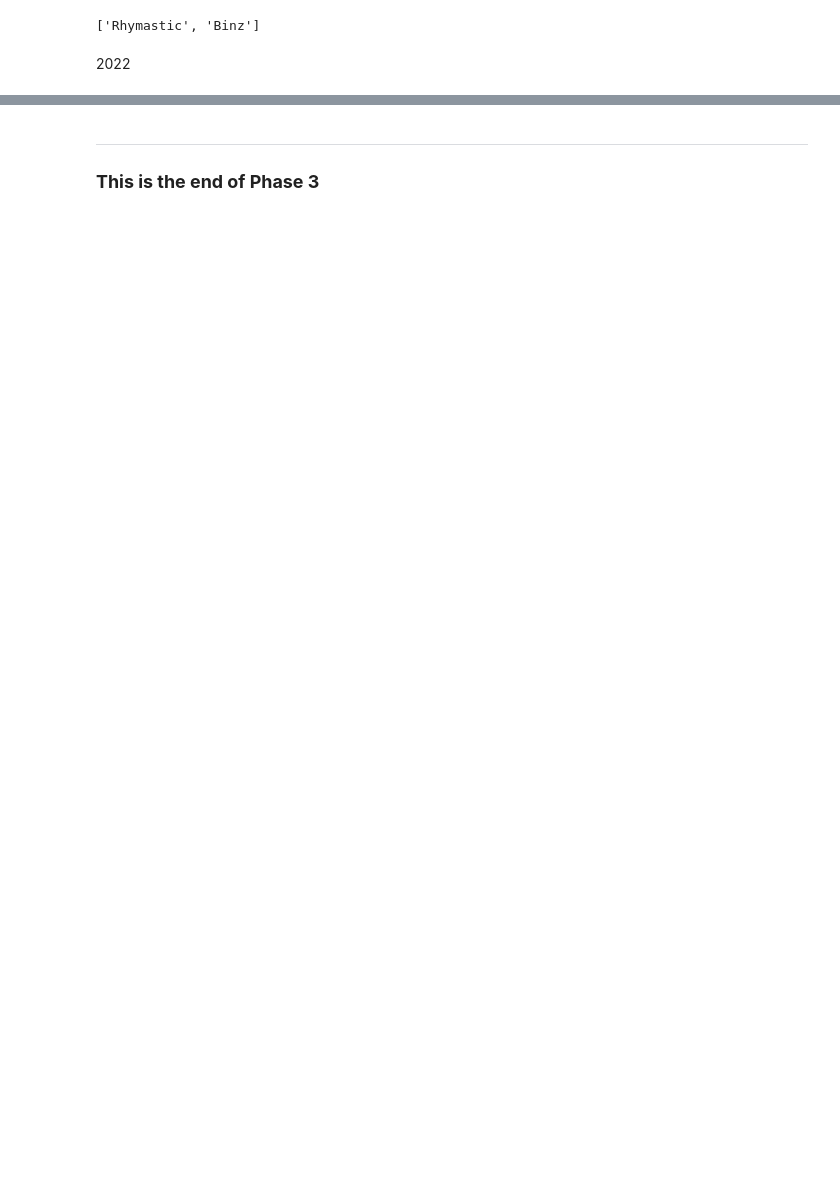
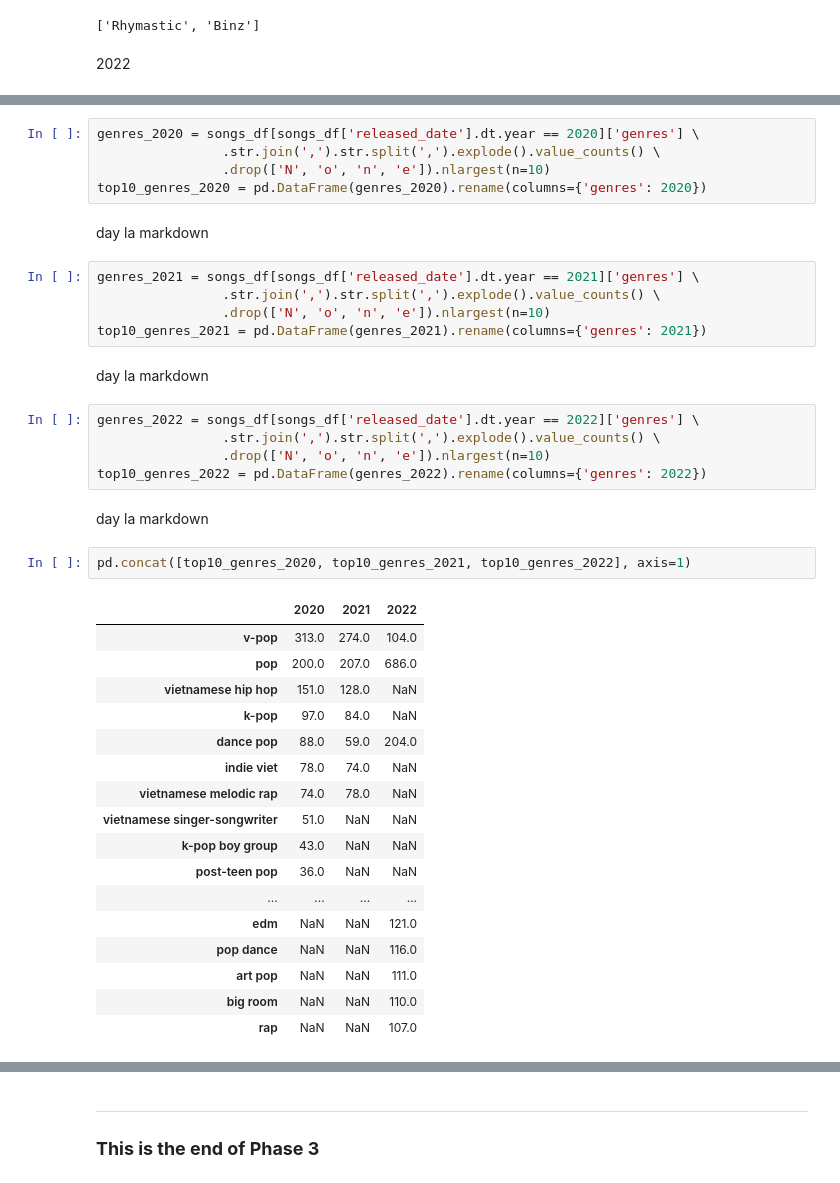
Before and after one commit to quytrungg/Final_Project_CSC14119, a Jupyter notebook: data_analysis/data_analysis.ipynb, the cells around one changed output, grey strips where cells are left out. Cells and saved outputs as stored; diff of their text form; blank space fills up the shorter version.

```diff
--- a/data_analysis/data_analysis.ipynb
+++ b/data_analysis/data_analysis.ipynb
@@ -290,0 +271,41 @@ for i in temp:
+# %%
+genres_2020 = songs_df[songs_df['released_date'].dt.year == 2020]['genres'] \
+                .str.join(',').str.split(',').explode().value_counts() \
+                .drop(['N', 'o', 'n', 'e']).nlargest(n=10)
+top10_genres_2020 = pd.DataFrame(genres_2020).rename(columns={'genres': 2020})
+# %% [markdown]
+day la markdown
+# %%
+genres_2021 = songs_df[songs_df['released_date'].dt.year == 2021]['genres'] \
+                .str.join(',').str.split(',').explode().value_counts() \
+                .drop(['N', 'o', 'n', 'e']).nlargest(n=10)
+top10_genres_2021 = pd.DataFrame(genres_2021).rename(columns={'genres': 2021})
+# %% [markdown]
+day la markdown
+# %%
+genres_2022 = songs_df[songs_df['released_date'].dt.year == 2022]['genres'] \
+                .str.join(',').str.split(',').explode().value_counts() \
+                .drop(['N', 'o', 'n', 'e']).nlargest(n=10)
+top10_genres_2022 = pd.DataFrame(genres_2022).rename(columns={'genres': 2022})
+# %% [markdown]
+day la markdown
+# %%
+pd.concat([top10_genres_2020, top10_genres_2021, top10_genres_2022], axis=1)
+# %% [output]
+|  | 2020 | 2021 | 2022 |
+| v-pop | 313.0 | 274.0 | 104.0 |
+| pop | 200.0 | 207.0 | 686.0 |
+| vietnamese hip hop | 151.0 | 128.0 | NaN |
+| k-pop | 97.0 | 84.0 | NaN |
+| dance pop | 88.0 | 59.0 | 204.0 |
+| indie viet | 78.0 | 74.0 | NaN |
+| vietnamese melodic rap | 74.0 | 78.0 | NaN |
+| vietnamese singer-songwriter | 51.0 | NaN | NaN |
+| k-pop boy group | 43.0 | NaN | NaN |
+| post-teen pop | 36.0 | NaN | NaN |
+| ... | ... | ... | ... |
+| edm | NaN | NaN | 121.0 |
+| pop dance | NaN | NaN | 116.0 |
+| art pop | NaN | NaN | 111.0 |
+| big room | NaN | NaN | 110.0 |
+| rap | NaN | NaN | 107.0 |
```
Also changed, not shown: parts of 18 cells of this notebook, 1 other file.
